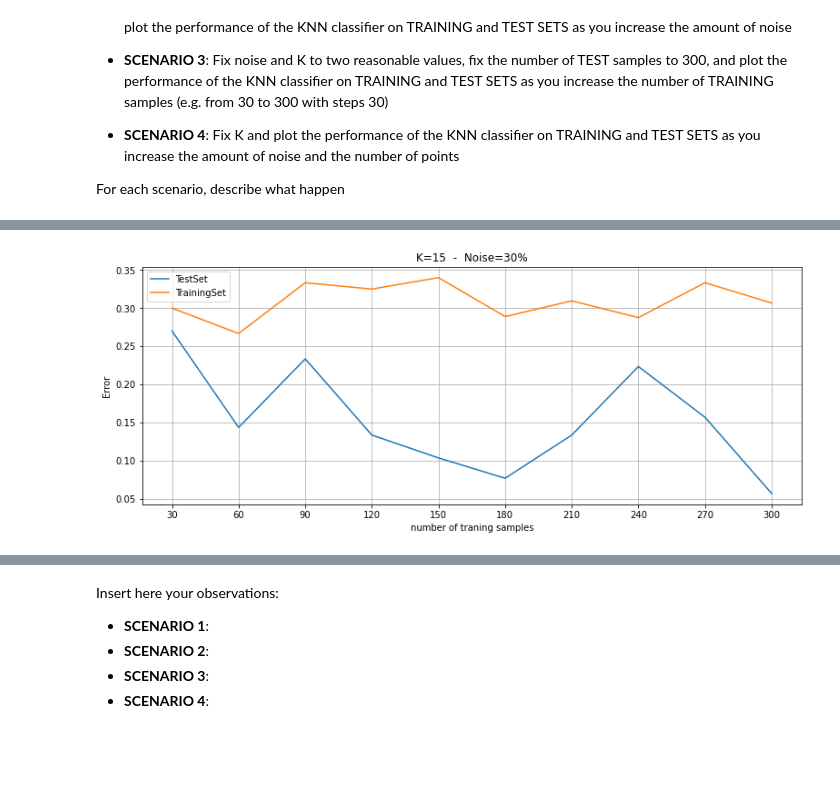
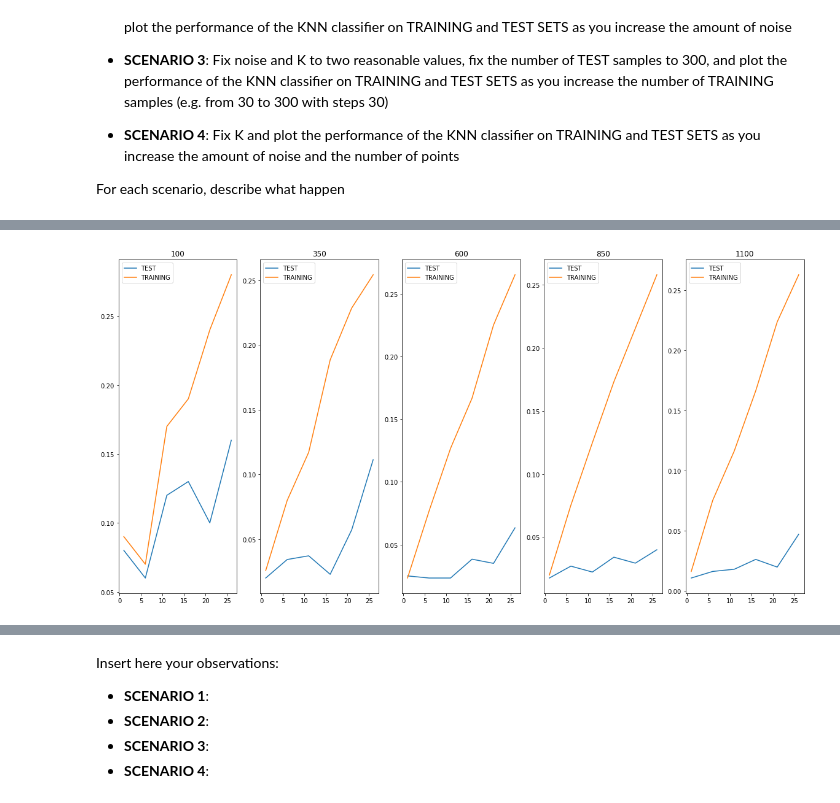
Before and after one commit to invzz/ML_LAB, a Jupyter notebook: lab1_KNN.ipynb, the cells around one changed output, grey strips where cells are left out. Saved outputs shown, nothing was run; the diff lists cells and outputs as text; code cells hidden in the pictures; blank space fills up the shorter version.

```diff
--- a/lab1_KNN.ipynb
+++ b/lab1_KNN.ipynb
@@ -404,36 +388,23 @@ In scenario 1 as we increase the number of neighbours used in kNN algorithm whe
 # %%
 n = 200
 D = 2
-
-k = 15
-maxNoise = 50
-noise_list = range(1, maxNoise+1,2)
-
+k = 10
+maxNoise = 60
+noise_list = np.arange(1, maxNoise+1,1)
 err_list = []
 errtr_list = []
 
 # Generate a training set & test set
 Xtr, Ytr = linearBinaryClass(n, low_D, high_D, m, q)
 Xte, Yte = linearBinaryClass(n, low_D, high_D, m, q)
-
 for noise in noise_list:
     #print(noise, end=' ')
     Ytr_n = flipLabels(Ytr, noise)
-
     # Evaluate the k-NN classifier on the TEST SET and compute the error
     Ypred = kNNClassify(Xtr, Ytr_n, k, Xte)
     err = calcError(Ypred, Yte)
     err_list.append(err)
-
     # Evaluate the K-NN classifier on the TRAINING SET and compute the error
     Ypredtr = kNNClassify(Xtr, Ytr_n, k, Xtr)
     errtr = calcError(Ypredtr, Ytr_n)
     errtr_list.append(errtr)
-
-fig = plt.figure(figsize=(10, 10))
-plt.plot(noise_list, err_list, label="TestSet")
-plt.plot(noise_list, errtr_list, label="TrainingSet")
-plt.xlabel('Noise')
-plt.ylabel('Error')
-plt.legend()
-plt.grid()
@@ -442,41 +468,45 @@ plt.grid()
 # %%
-n_test = 300
+fig, axs = plt.subplots(1,5, figsize=(20,10))
+
 D = 2
-
 k = 15
-noise = 30
-
-err_list = []
-errtr_list = []
-
-nTrain_list = range(30,300+1,30)
-
-Xte, Yte = linearBinaryClass(n_test, low_D, high_D, m, q)
-
-for n_train in nTrain_list:
-    #print(n_train, end=' ')
-    Xtr, Ytr = linearBinaryClass(n_train, low_D, high_D, m, q)
-    Ytr_n = flipLabels(Ytr, noise)
-
-    # Evaluate the k-NN classifier on the TEST SET and compute the error
-    Ypred = kNNClassify(Xtr, Ytr_n, k, Xte)
-    err = calcError(Ypred, Yte)
-    err_list.append(err)
-
-    # Evaluate the K-NN classifier on the TRAINING SET and compute the error
-    Ypredtr = kNNClassify(Xtr, Ytr_n, k, Xtr)
-    errtr = calcError(Ypredtr, Ytr_n)
-    errtr_list.append(errtr)
 
 
-plt.figure(figsize=(13,4.8))
-plt.plot(nTrain_list, err_list, label="TestSet")
-plt.plot(nTrain_list, errtr_list, label="TrainingSet")
-plt.xlabel('number of traning samples')
-plt.ylabel('Error')
-plt.title('K={}  -  Noise={}%'.format(k,noise))
-plt.xticks(list(nTrain_list), list(nTrain_list))
-plt.legend()
-plt.grid()
+
+# increasing noise intervals
+# not considering noise > 50 %
+noise_list = range(1, 30+1,5)
+
+i = 0
+
+#axs = axs.ravel()
+
+for n in range(100, 1100+1, 250):
+    err_list = []
+    errtr_list = []
+    for noise in noise_list :
+
+        # Generate training set
+        Xtr, Ytr = linearBinaryClass(n, low_D, high_D, m, q)
+        Ytr_n = flipLabels(Ytr, noise)
+
+        # Generate test set
+        Xte, Yte = linearBinaryClass(n, low_D, high_D, m, q)
+
+        # Evaluate the k-NN classifier on the TEST SET and compute the error
+        Ypred = kNNClassify(Xtr, Ytr_n, k, Xte)
+        err = calcError(Ypred, Yte)
+        err_list.append(err)
+
+        # Evaluate the K-NN classifier on the TRAINING SET and compute the error
+        Ypredtr = kNNClassify(Xtr, Ytr_n, k, Xtr)
+        errtr = calcError(Ypredtr, Ytr_n)
+        errtr_list.append(errtr)
+
+    axs[i].set_title( '{}'.format(n))
+    axs[i].plot(noise_list, err_list, label="TEST")
+    axs[i].plot(noise_list, errtr_list, label="TRAINING")
+    axs[i].legend()
+    i+=1
 # %% [output]
-[figure, old version]
+[figure, new version]
```
Also changed, not shown: parts of 16 cells of this notebook.
